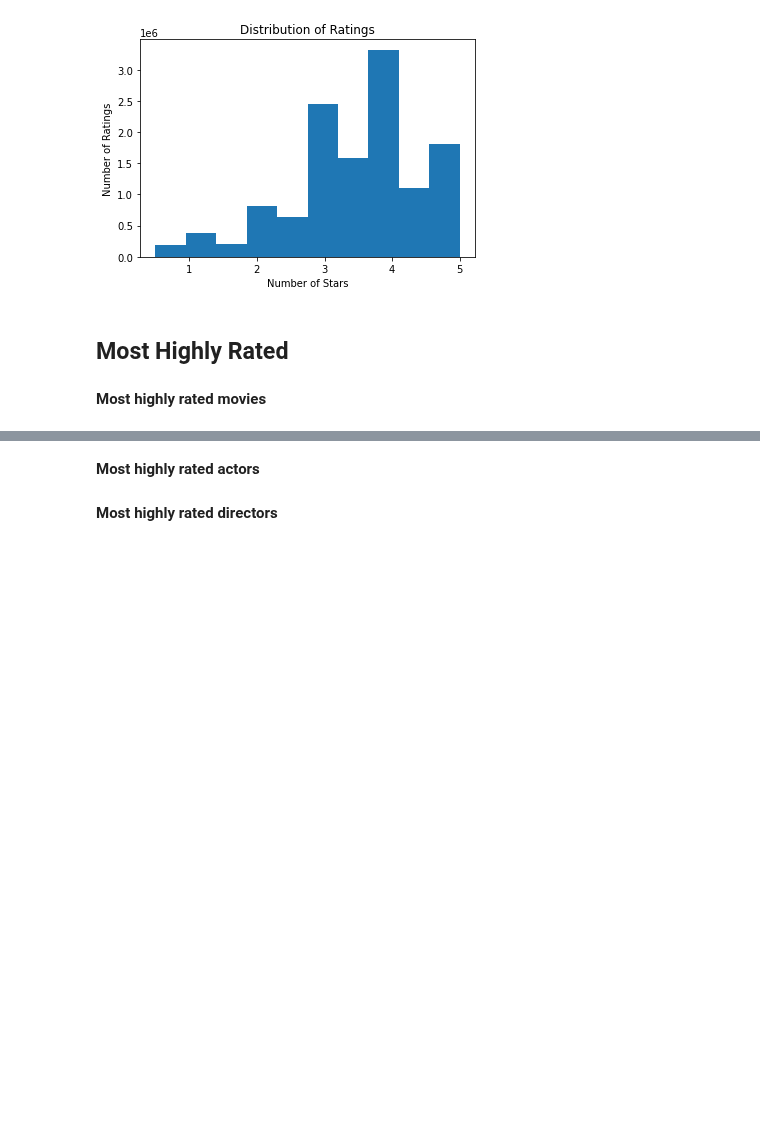
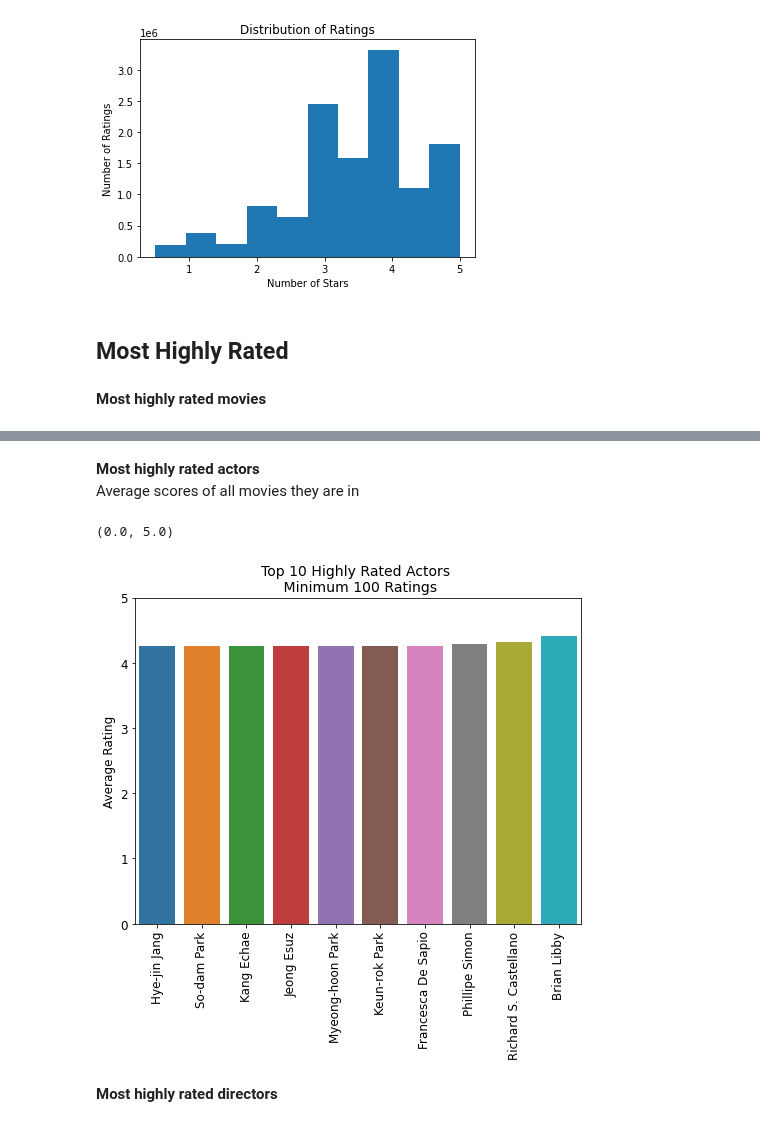
Before and after one commit to GovindBhala/DS5500-Movie-Recommendation-System, a Jupyter notebook: recommendation data exploration.ipynb, the cells around one changed output, grey strips where cells are left out. Cells and saved outputs as stored; diff of their text form; code cells hidden in the pictures; blank space fills up the shorter version.

```diff
--- a/recommendation data exploration.ipynb
+++ b/recommendation data exploration.ipynb
@@ -404,4 +414,25 @@ barplot(movie_ratings.tail(10), 'title_eng', 'avg', 'Top 10 Highly Rated Movies
 # %% [markdown]
 __Most highly rated actors__
+Average scores of all movies they are in
+# %%
+# expand
+actors_expanded = cat_list_expand(df, 'actor_lst')
+
+# merge with movie rating data: get average rating and rating count of each movie each actor has been in
+# excludes movies with fewer than 100 ratings: shouldn't take average of average based on these
+actors_rating = pd.merge(actors_expanded, movie_ratings, on = 'movieId')
+# aggregate by actor
+actors_rating = actors_rating.groupby('actor_lst').agg({'avg':'mean', 'cnt':'sum'})
+actors_rating['actor'] = actors_rating.index
+actors_rating = actors_rating.sort_values('avg')
+
+# exclude if in total movies with less than 100 ratings
+actors_rating = actors_rating[actors_rating.cnt >= 100]
+# %%
+ax = barplot(actors_rating.tail(10), 'actor', 'avg', 'Top 10 Highly Rated Actors \n Minimum 100 Ratings', 'Average Rating')
+ax.set_ylim(0,5)
+# %% [output]
+(0.0, 5.0)
+[figure, added]
 # %% [markdown]
 __Most highly rated directors__
```
Also changed, not shown: parts of 17 cells of this notebook.
